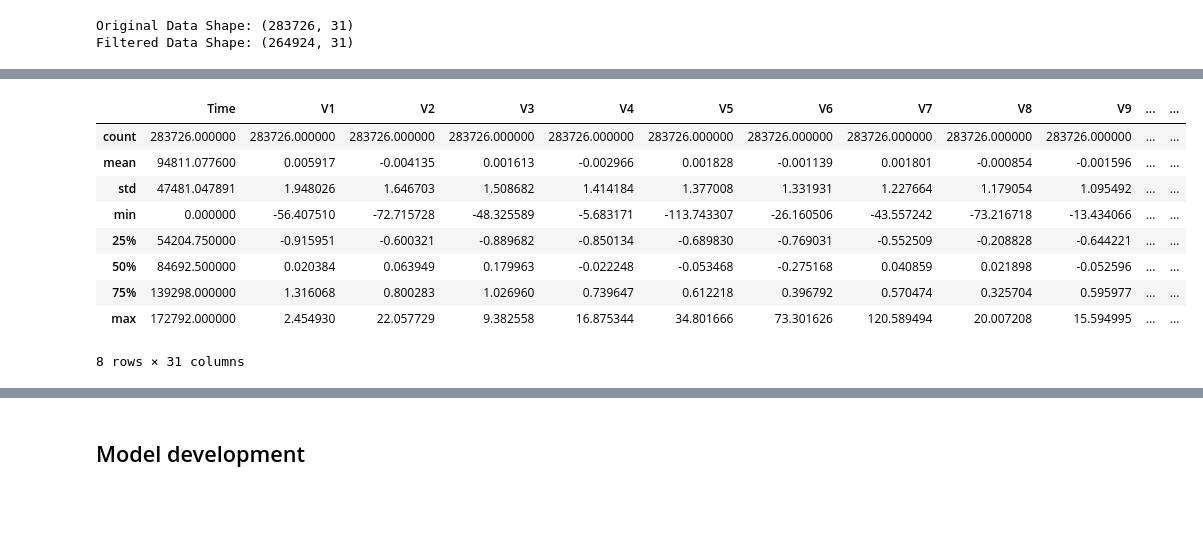
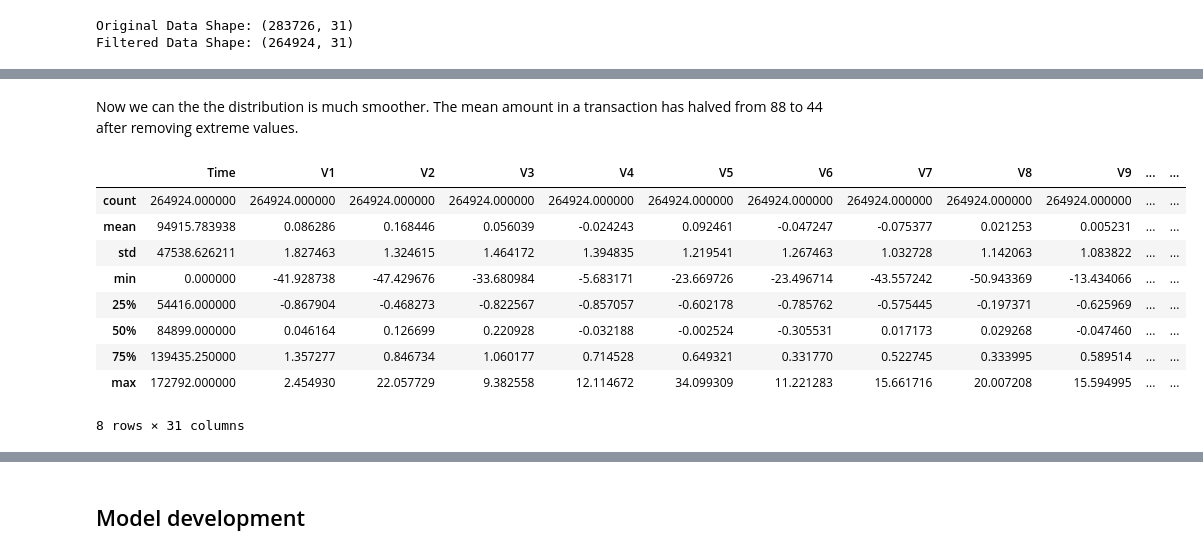
Before and after one commit to subhanu-dev/Credit-Card-Fraud-Detection, a Jupyter notebook: fraud-detection.ipynb, the cells around one changed output, grey strips where cells are left out. Drawn from its saved outputs; the diff is of its cells as text; code cells hidden in the pictures; blank space fills up the shorter version.

```diff
--- a/fraud-detection.ipynb
+++ b/fraud-detection.ipynb
@@ -160,14 +160,16 @@ plt.legend()
 [figure]
+# %% [markdown]
+Now we can the the distribution is much smoother. The mean amount in a transaction has halved from 88 to 44 after removing extreme values.
 # %%
-df.describe()
+filtered_df.describe()
 # %% [output]
 |  | Time | V1 | V2 | V3 | V4 | V5 | V6 | V7 | V8 | V9 | ... | ... |
-| count | 283726.000000 | 283726.000000 | 283726.000000 | 283726.000000 | 283726.000000 | 283726.000000 | 283726.000000 | 283726.000000 | 283726.000000 | 283726.000000 | ... | ... |
-| mean | 94811.077600 | 0.005917 | -0.004135 | 0.001613 | -0.002966 | 0.001828 | -0.001139 | 0.001801 | -0.000854 | -0.001596 | ... | ... |
-| std | 47481.047891 | 1.948026 | 1.646703 | 1.508682 | 1.414184 | 1.377008 | 1.331931 | 1.227664 | 1.179054 | 1.095492 | ... | ... |
-| min | 0.000000 | -56.407510 | -72.715728 | -48.325589 | -5.683171 | -113.743307 | -26.160506 | -43.557242 | -73.216718 | -13.434066 | ... | ... |
-| 25% | 54204.750000 | -0.915951 | -0.600321 | -0.889682 | -0.850134 | -0.689830 | -0.769031 | -0.552509 | -0.208828 | -0.644221 | ... | ... |
-| 50% | 84692.500000 | 0.020384 | 0.063949 | 0.179963 | -0.022248 | -0.053468 | -0.275168 | 0.040859 | 0.021898 | -0.052596 | ... | ... |
-| 75% | 139298.000000 | 1.316068 | 0.800283 | 1.026960 | 0.739647 | 0.612218 | 0.396792 | 0.570474 | 0.325704 | 0.595977 | ... | ... |
-| max | 172792.000000 | 2.454930 | 22.057729 | 9.382558 | 16.875344 | 34.801666 | 73.301626 | 120.589494 | 20.007208 | 15.594995 | ... | ... |
+| count | 264924.000000 | 264924.000000 | 264924.000000 | 264924.000000 | 264924.000000 | 264924.000000 | 264924.000000 | 264924.000000 | 264924.000000 | 264924.000000 | ... | ... |
+| mean | 94915.783938 | 0.086286 | 0.168446 | 0.056039 | -0.024243 | 0.092461 | -0.047247 | -0.075377 | 0.021253 | 0.005231 | ... | ... |
+| std | 47538.626211 | 1.827463 | 1.324615 | 1.464172 | 1.394835 | 1.219541 | 1.267463 | 1.032728 | 1.142063 | 1.083822 | ... | ... |
+| min | 0.000000 | -41.928738 | -47.429676 | -33.680984 | -5.683171 | -23.669726 | -23.496714 | -43.557242 | -50.943369 | -13.434066 | ... | ... |
+| 25% | 54416.000000 | -0.867904 | -0.468273 | -0.822567 | -0.857057 | -0.602178 | -0.785762 | -0.575445 | -0.197371 | -0.625969 | ... | ... |
+| 50% | 84899.000000 | 0.046164 | 0.126699 | 0.220928 | -0.032188 | -0.002524 | -0.305531 | 0.017173 | 0.029268 | -0.047460 | ... | ... |
+| 75% | 139435.250000 | 1.357277 | 0.846734 | 1.060177 | 0.714528 | 0.649321 | 0.331770 | 0.522745 | 0.333995 | 0.589514 | ... | ... |
+| max | 172792.000000 | 2.454930 | 22.057729 | 9.382558 | 12.114672 | 34.099309 | 11.221283 | 15.661716 | 20.007208 | 15.594995 | ... | ... |
 8 rows × 31 columns
```
Also changed, not shown: parts of 6 cells of this notebook.
